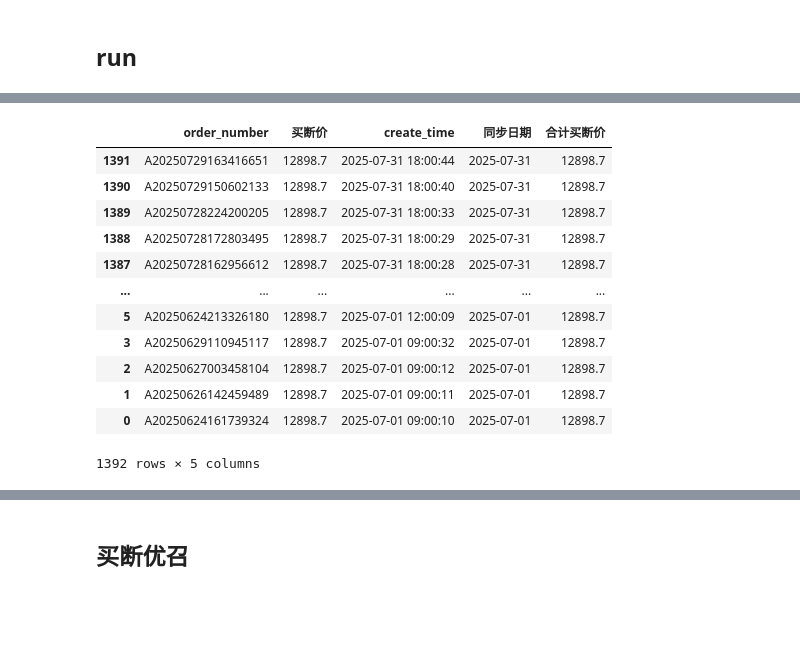
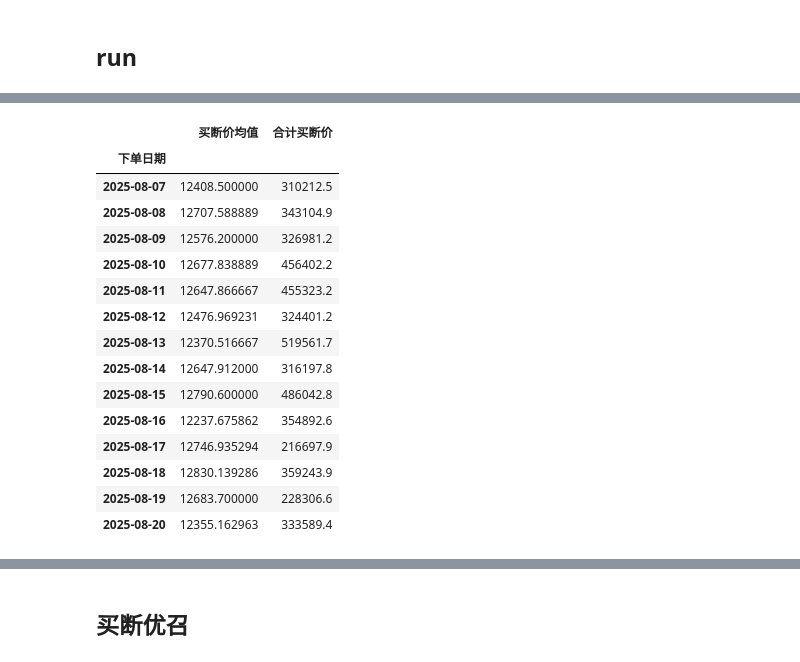
Before and after one commit to 1-2-3-ylc/data_analys, a Jupyter notebook: Daily_Tasks/特殊需求版.ipynb, the cells around one changed output, grey strips where cells are left out. Drawn from its saved outputs; the diff is of its cells as text; code cells hidden in the pictures; blank space fills up the shorter version.

```diff
--- a/Daily_Tasks/特殊需求版.ipynb
+++ b/Daily_Tasks/特殊需求版.ipynb
@@ -1596,2 +1839,12 @@ def run():
+# %%
+def get_week_range_v2(date):
+    # 获取该日期所在周的周四
+    # weekday(): 周一=0, 周二=1, ..., 周四=3, ..., 周日=6
+    days_since_thursday = (date.weekday() - 3) % 7
+    thursday = date - pd.Timedelta(days=days_since_thursday)
+    # 获取下周的周三（周四+6天）
+    next_wednesday = thursday + pd.Timedelta(days=6)
+    # 格式化为"年.月.日-年.月.日"格式
+    return f"{thursday.year}.{thursday.month}.{thursday.day}-{next_wednesday.year}.{next_wednesday.month}.{next_wednesday.day}"
 # %%
 # def jd_job(self, hour, minute, path, hours):
@@ -1637,34 +1918,44 @@ sql_jd_md = '''
 select distinct o.order_number, od.new_actual_money 买断价, tojr.create_time from db_digua_business.t_order as o
 left join db_digua_business.t_order_details as od on o.id = od.order_id
 left join db_digua_business.t_order_jd_request tojr on tojr.order_number=o.order_number
+left join db_digua_business.t_order_jd_out_no tojo on tojo.order_id=o.id
 where
-date_format(tojr.create_time, '%Y-%m-%d')>='2025-07-01'
-and date_format(tojr.create_time, '%Y-%m-%d')<='2025-07-31'
+date_format(tojr.create_time, '%Y-%m-%d')>='2025-08-07'
+and date_format(tojr.create_time, '%Y-%m-%d')<='2025-08-20'
 -- tojr.create_time>=date_add(current_date, interval -15 day)
 and tojr.request_json like '%IN_THE_LEASE%'
+and tojo.app_type='JD_APP'
 '''
 df_jd_md = clean.query(sql_jd_md)
 df_jd_md = df_jd_md.sort_values(by='create_time', ascending=False).groupby('order_number').head(1)
-df_jd_md.loc[:, '同步日期'] = df_jd_md.create_time.dt.strftime('%Y-%m-%d')
+# df_jd_md.loc[:, '同步日期'] = df_jd_md.create_time.dt.strftime('%Y-%m-%d')转日期对象
+df_jd_md.loc[:, '同步日期'] = pd.to_datetime(df_jd_md.create_time.dt.strftime('%Y-%m-%d'))
+df_jd_md.loc[:, '下单日期'] = df_jd_md['同步日期']
+df_jd_md.loc[:, '下单周范围'] = df_jd_md['同步日期'].apply(get_week_range_v2)
 df_jd_md.loc[:, '买断价均值'] = df_jd_md.买断价
 df_jd_md.loc[:, '合计买断价'] = df_jd_md.买断价
-df_jd_md_group = df_jd_md.groupby('同步日期').agg({'买断价均值': 'mean', '合计买断价': 'sum'})
+df_jd_md_group = df_jd_md.groupby('下单日期').agg({'买断价均值': 'mean', '合计买断价': 'sum'})
+df_jd_md_group.index = df_jd_md_group.index.strftime('%Y-%m-%d')
 # 计算京东的去重，待发货，已发货和买断价数据
 # %%
-df_jd_md#.to_excel(f'F:/需求/瑞彤需求/京东订单物流买断_1.xlsx', index=False)
+# df_jd_md_group.index = df_jd_md_group.index.strftime('%Y-%m-%d')
+df_jd_md_group#.to_excel(f'F:/需求/瑞彤需求/京东订单物流买断_1.xlsx', index=False)  1712807.9，919488.5
 # %% [output]
-|  | order_number | 买断价 | create_time | 同步日期 | 合计买断价 |
-| 1391 | A20250729163416651 | 12898.7 | 2025-07-31 18:00:44 | 2025-07-31 | 12898.7 |
-| 1390 | A20250729150602133 | 12898.7 | 2025-07-31 18:00:40 | 2025-07-31 | 12898.7 |
-| 1389 | A20250728224200205 | 12898.7 | 2025-07-31 18:00:33 | 2025-07-31 | 12898.7 |
-| 1388 | A20250728172803495 | 12898.7 | 2025-07-31 18:00:29 | 2025-07-31 | 12898.7 |
-| 1387 | A20250728162956612 | 12898.7 | 2025-07-31 18:00:28 | 2025-07-31 | 12898.7 |
-| ... | ... | ... | ... | ... | ... |
-| 5 | A20250624213326180 | 12898.7 | 2025-07-01 12:00:09 | 2025-07-01 | 12898.7 |
-| 3 | A20250629110945117 | 12898.7 | 2025-07-01 09:00:32 | 2025-07-01 | 12898.7 |
-| 2 | A20250627003458104 | 12898.7 | 2025-07-01 09:00:12 | 2025-07-01 | 12898.7 |
-| 1 | A20250626142459489 | 12898.7 | 2025-07-01 09:00:11 | 2025-07-01 | 12898.7 |
-| 0 | A20250624161739324 | 12898.7 | 2025-07-01 09:00:10 | 2025-07-01 | 12898.7 |
+|  | 买断价均值 | 合计买断价 |
+| 下单日期 |  |  |
+| 2025-08-07 | 12408.500000 | 310212.5 |
+| 2025-08-08 | 12707.588889 | 343104.9 |
+| 2025-08-09 | 12576.200000 | 326981.2 |
+| 2025-08-10 | 12677.838889 | 456402.2 |
+| 2025-08-11 | 12647.866667 | 455323.2 |
+| 2025-08-12 | 12476.969231 | 324401.2 |
+| 2025-08-13 | 12370.516667 | 519561.7 |
+| 2025-08-14 | 12647.912000 | 316197.8 |
+| 2025-08-15 | 12790.600000 | 486042.8 |
+| 2025-08-16 | 12237.675862 | 354892.6 |
+| 2025-08-17 | 12746.935294 | 216697.9 |
+| 2025-08-18 | 12830.139286 | 359243.9 |
+| 2025-08-19 | 12683.700000 | 228306.6 |
+| 2025-08-20 | 12355.162963 | 333589.4 |
-1392 rows × 5 columns
 # %%
 # 将df_jd_md与df2左连接
```
Also changed, not shown: parts of 39 cells of this notebook, 21 other files.
